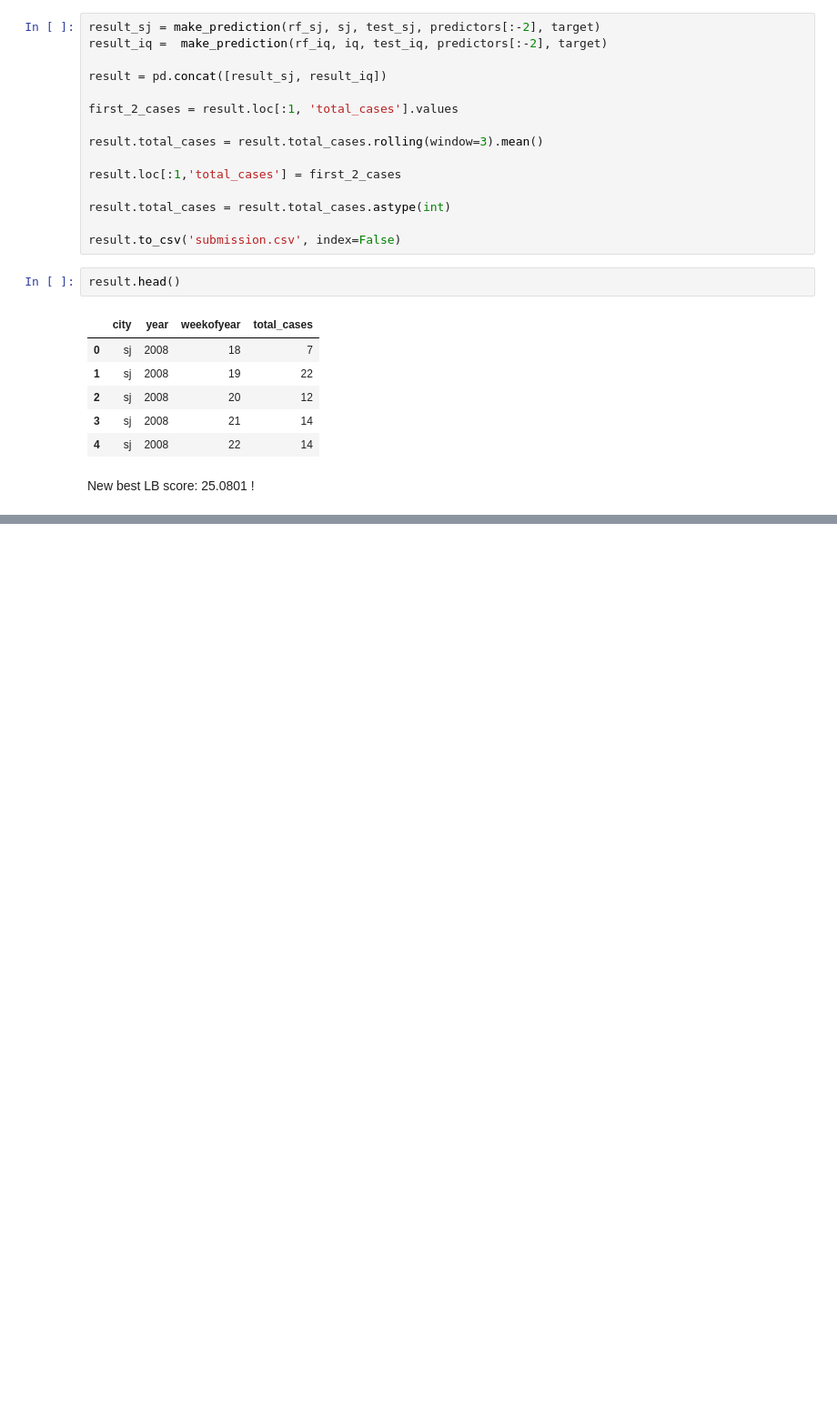
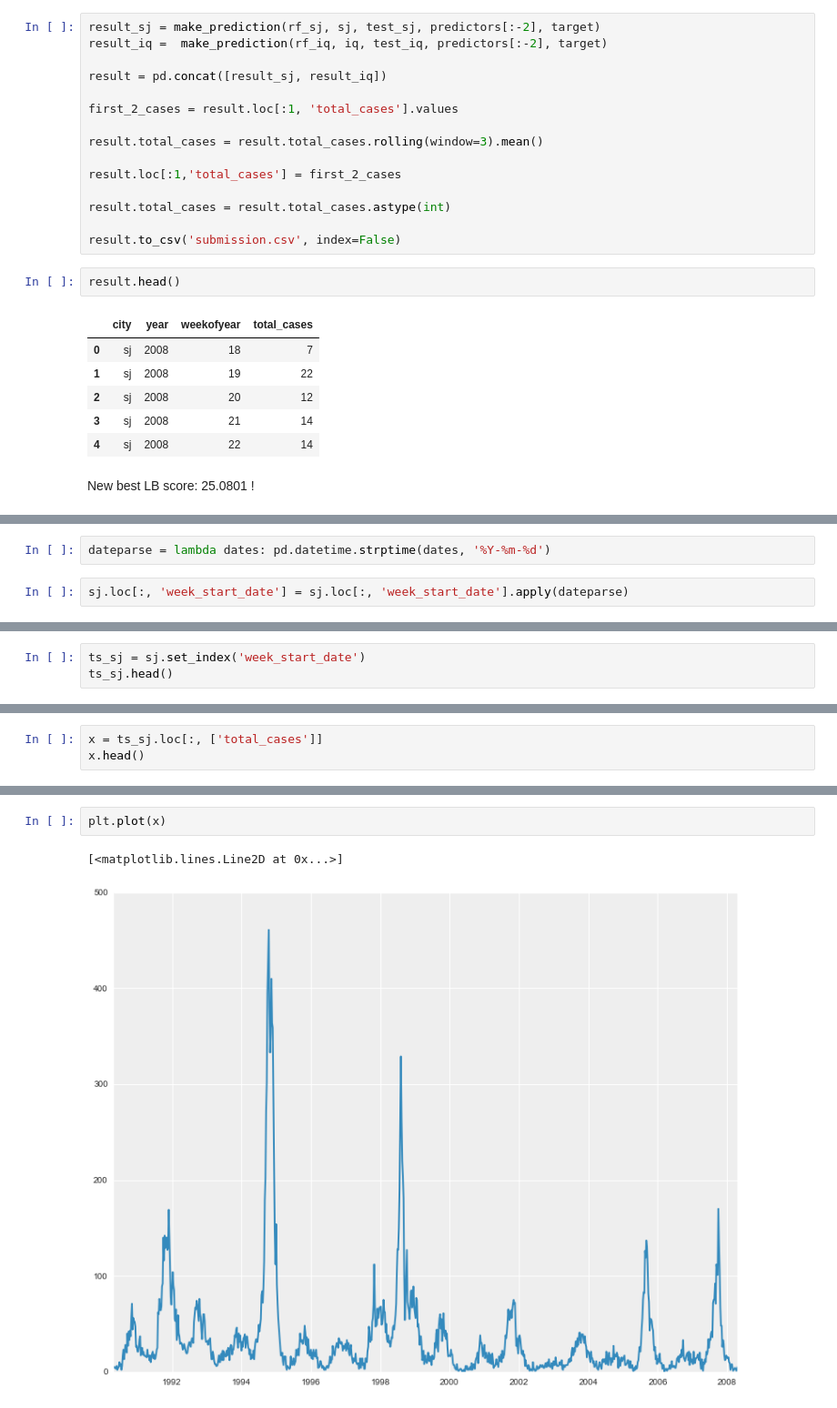
Before and after one commit to du-phan/DengAI, a Jupyter notebook: DengAi.ipynb, the cells around one changed output, grey strips where cells are left out. Shown at 91% size. Saved outputs shown, nothing was run; the diff lists cells and outputs as text; blank space fills up the shorter version.

```diff
--- a/DengAi.ipynb
+++ b/DengAi.ipynb
@@ -1059,0 +1313,4 @@ New best LB score: 25.0801 !
+# %%
+dateparse = lambda dates: pd.datetime.strptime(dates, '%Y-%m-%d')
+# %%
+sj.loc[:, 'week_start_date'] = sj.loc[:, 'week_start_date'].apply(dateparse)
@@ -1059,0 +1322,3 @@ New best LB score: 25.0801 !
+# %%
+ts_sj = sj.set_index('week_start_date')
+ts_sj.head()
@@ -1059,0 +1334,3 @@ New best LB score: 25.0801 !
+# %%
+x = ts_sj.loc[:, ['total_cases']]
+x.head()
@@ -1059,0 +1345,5 @@ New best LB score: 25.0801 !
+# %%
+plt.plot(x)
+# %% [output]
+[<matplotlib.lines.Line2D at 0x...>]
+[figure, added]
```
Also changed, not shown: parts of 57 cells of this notebook.
